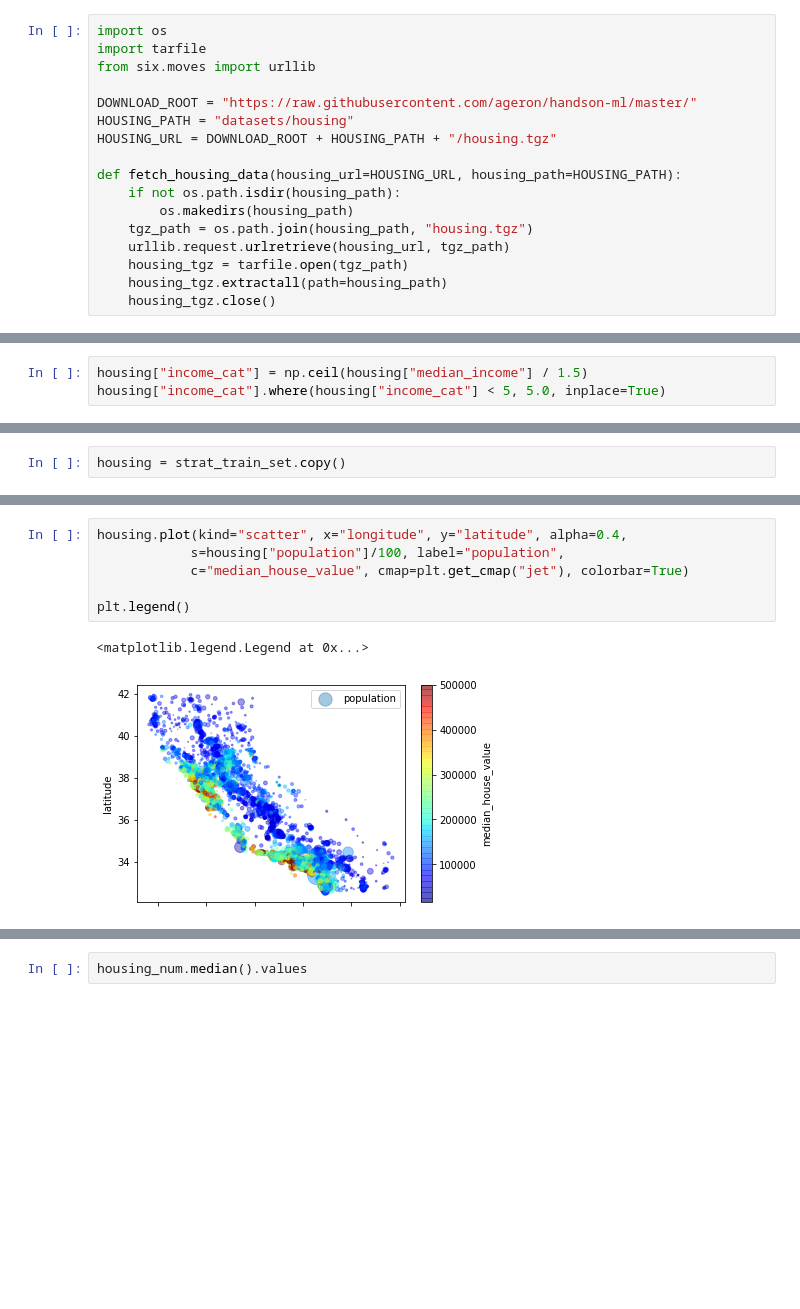
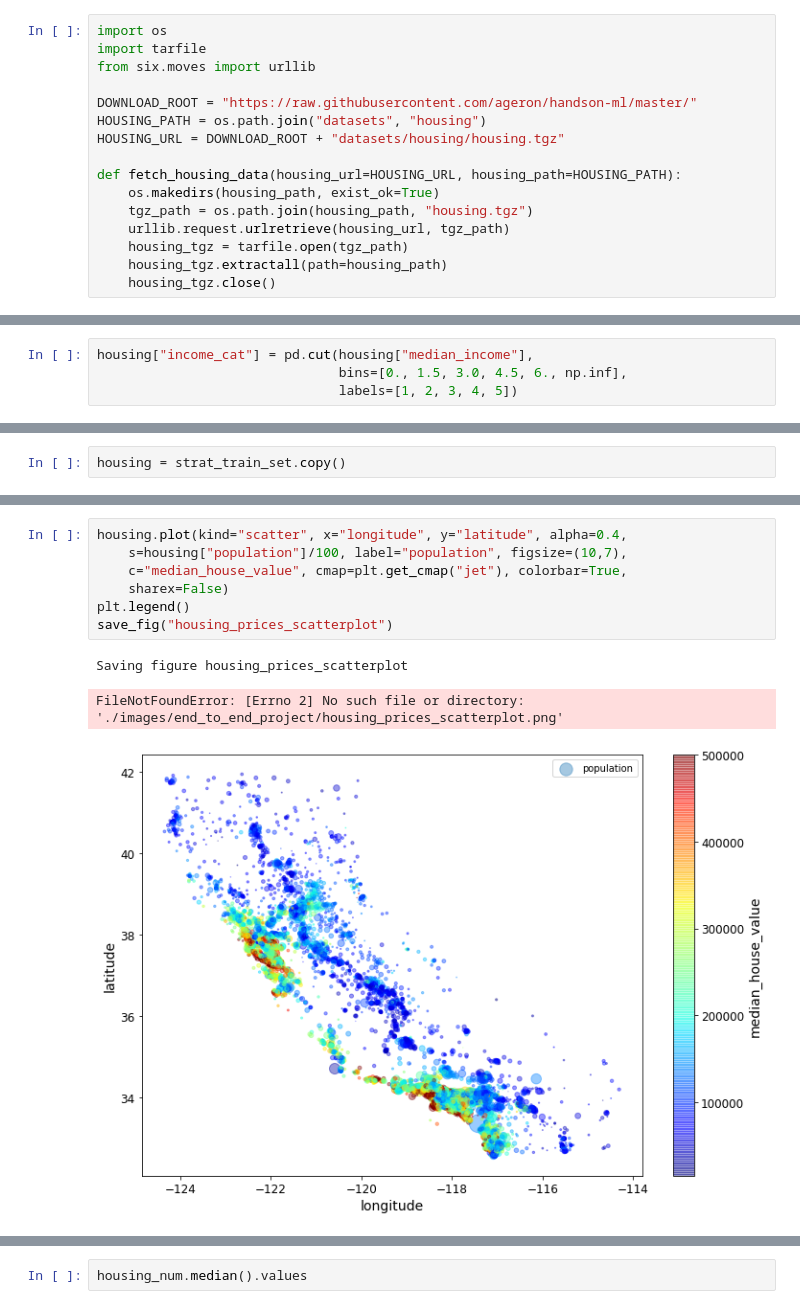
Before and after one commit to jun1st/ml, a Jupyter notebook: Housing.ipynb, the cells around one changed output, grey strips where cells are left out. Drawn from its saved outputs; the diff is of its cells as text; blank space fills up the shorter version.

```diff
--- a/Housing.ipynb
+++ b/Housing.ipynb
@@ -8,12 +52,11 @@ import tarfile
 from six.moves import urllib
 
 DOWNLOAD_ROOT = "https://raw.githubusercontent.com/ageron/handson-ml/master/"
-HOUSING_PATH = "datasets/housing"
-HOUSING_URL = DOWNLOAD_ROOT + HOUSING_PATH + "/housing.tgz"
+HOUSING_PATH = os.path.join("datasets", "housing")
+HOUSING_URL = DOWNLOAD_ROOT + "datasets/housing/housing.tgz"
 
 def fetch_housing_data(housing_url=HOUSING_URL, housing_path=HOUSING_PATH):
-    if not os.path.isdir(housing_path):
-        os.makedirs(housing_path)
+    os.makedirs(housing_path, exist_ok=True)
     tgz_path = os.path.join(housing_path, "housing.tgz")
     urllib.request.urlretrieve(housing_url, tgz_path)
     housing_tgz = tarfile.open(tgz_path)
@@ -115,3 +202,0 @@ def split_train_test_by_id(data, test_radio, id_column, hash=hashlib.md5):
-# %%
-housing["income_cat"] = np.ceil(housing["median_income"] / 1.5)
-housing["income_cat"].where(housing["income_cat"] < 5, 5.0, inplace=True)
@@ -117,0 +212,4 @@ housing["income_cat"].where(housing["income_cat"] < 5, 5.0, inplace=True)
+# %%
+housing["income_cat"] = pd.cut(housing["median_income"],
+                               bins=[0., 1.5, 3.0, 4.5, 6., np.inf],
+                               labels=[1, 2, 3, 4, 5])
@@ -150,9 +300,11 @@ housing.plot(kind="scatter", x="longitude", y="latitude", alpha=0.1)
 # %%
 housing.plot(kind="scatter", x="longitude", y="latitude", alpha=0.4,
-            s=housing["population"]/100, label="population",
-            c="median_house_value", cmap=plt.get_cmap("jet"), colorbar=True)
-
+    s=housing["population"]/100, label="population", figsize=(10,7),
+    c="median_house_value", cmap=plt.get_cmap("jet"), colorbar=True,
+    sharex=False)
 plt.legend()
+save_fig("housing_prices_scatterplot")
 # %% [output]
-<matplotlib.legend.Legend at 0x...>
+Saving figure housing_prices_scatterplot
+FileNotFoundError: [Errno 2] No such file or directory: './images/end_to_end_project/housing_prices_scatterplot.png'
-[figure, old version]
+[figure, new version]
```
Also changed, not shown: parts of 210 cells of this notebook, 1 other file.
